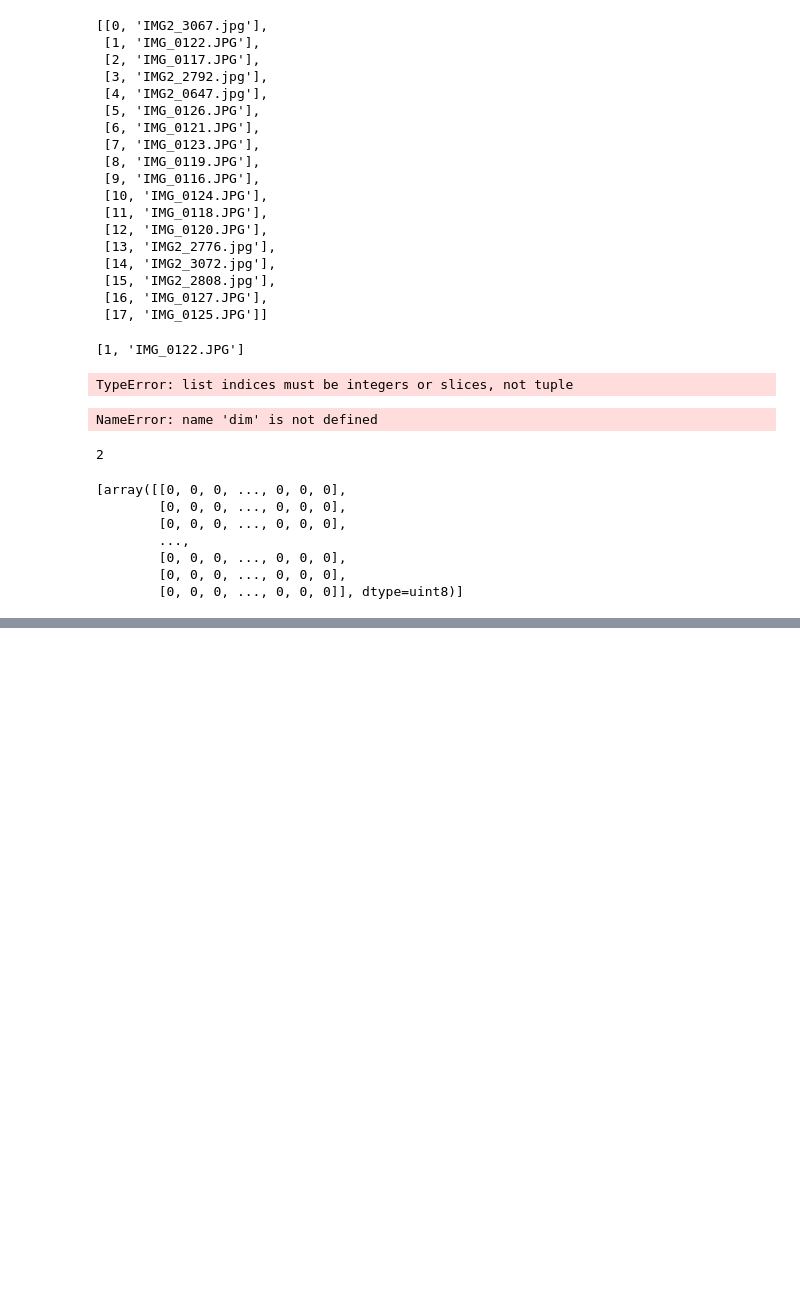
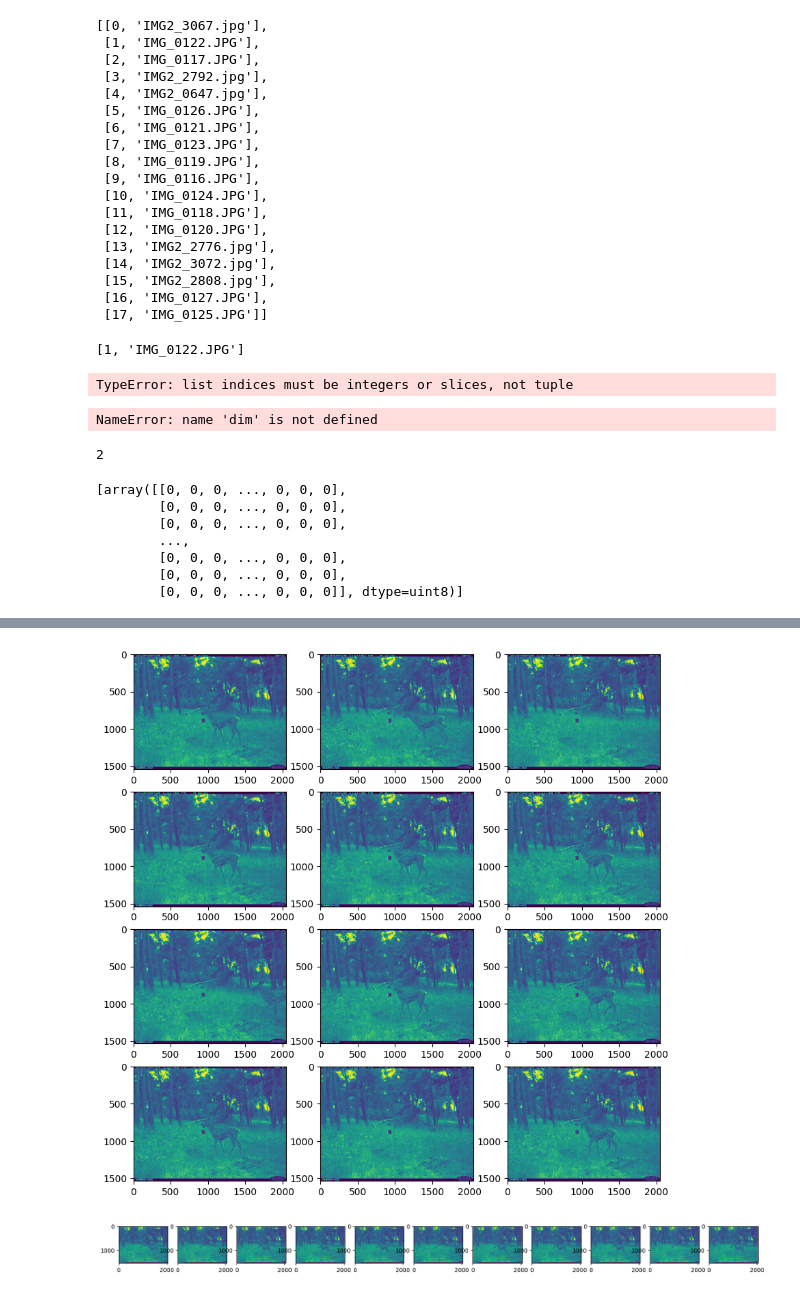
Before and after one commit to suriyahgit/CameraTrapChallenge, a Jupyter notebook: test_notebook.ipynb, the cells around one changed output, grey strips where cells are left out. Drawn from its saved outputs; the diff is of its cells as text; code cells hidden in the pictures; blank space fills up the shorter version.

```diff
--- a/test_notebook.ipynb
+++ b/test_notebook.ipynb
@@ -467,0 +535,62 @@ sequences[17]
+# %%
+import matplotlib.pyplot as plt
+
+
+fig, axes = plt.subplots(4, 3, figsize=(10,10))
+plt.sca(axes[0][0])
+plt.imshow(gray_seq[1][0])
+plt.sca(axes[0][1])
+plt.imshow(gray_seq[1][1])
+plt.sca(axes[0][2])
+plt.imshow(gray_seq[1][2])
+plt.sca(axes[1][0])
+plt.imshow(gray_seq[1][3])
+plt.sca(axes[1][1])
+plt.imshow(gray_seq[1][4])
+plt.sca(axes[1][2])
+plt.imshow(gray_seq[1][5])
+plt.sca(axes[2][0])
+plt.imshow(gray_seq[1][6])
+plt.sca(axes[2][1])
+plt.imshow(gray_seq[1][7])
+plt.sca(axes[2][2])
+plt.imshow(gray_seq[1][8])
+plt.sca(axes[3][0])
+plt.imshow(gray_seq[1][9])
+plt.sca(axes[3][1])
+plt.imshow(gray_seq[1][10])
+plt.sca(axes[3][2])
+plt.imshow(gray_seq[1][11])
+plt.show();
+# %% [output]
+[figure, added]
+# %%
+import matplotlib.pyplot as plt
+
+
+fig, axes = plt.subplots(1, 11, figsize=(20,7))
+plt.sca(axes[0])
+plt.imshow(gray_seq[2][0])
+plt.sca(axes[1])
+plt.imshow(gray_seq[2][1])
+plt.sca(axes[2])
+plt.imshow(gray_seq[2][2])
+plt.sca(axes[3])
+plt.imshow(gray_seq[2][3])
+plt.sca(axes[4])
+plt.imshow(gray_seq[2][4])
+plt.sca(axes[5])
+plt.imshow(gray_seq[2][5])
+plt.sca(axes[6])
+plt.imshow(gray_seq[2][6])
+plt.sca(axes[7])
+plt.imshow(gray_seq[2][7])
+plt.sca(axes[8])
+plt.imshow(gray_seq[2][8])
+plt.sca(axes[9])
+plt.imshow(gray_seq[2][9])
+plt.sca(axes[10])
+plt.imshow(gray_seq[2][10])
+plt.show();
+# %% [output]
+[figure, added]
```
Also changed, not shown: parts of 7 cells of this notebook.
